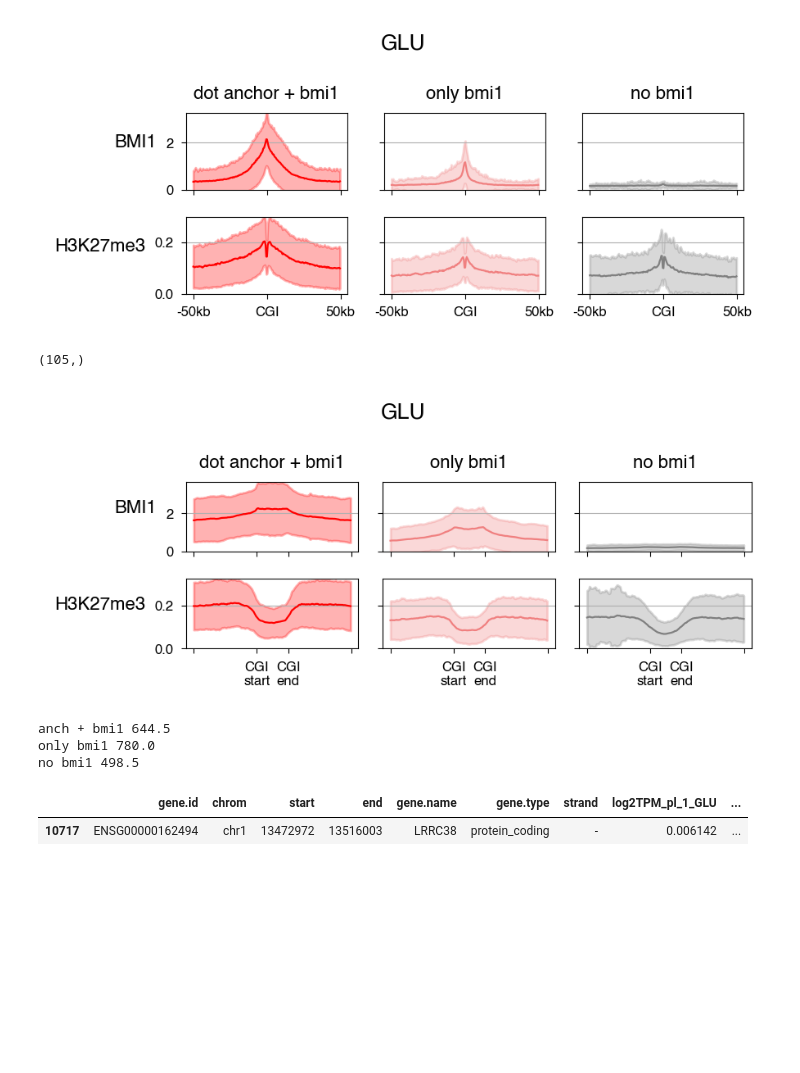
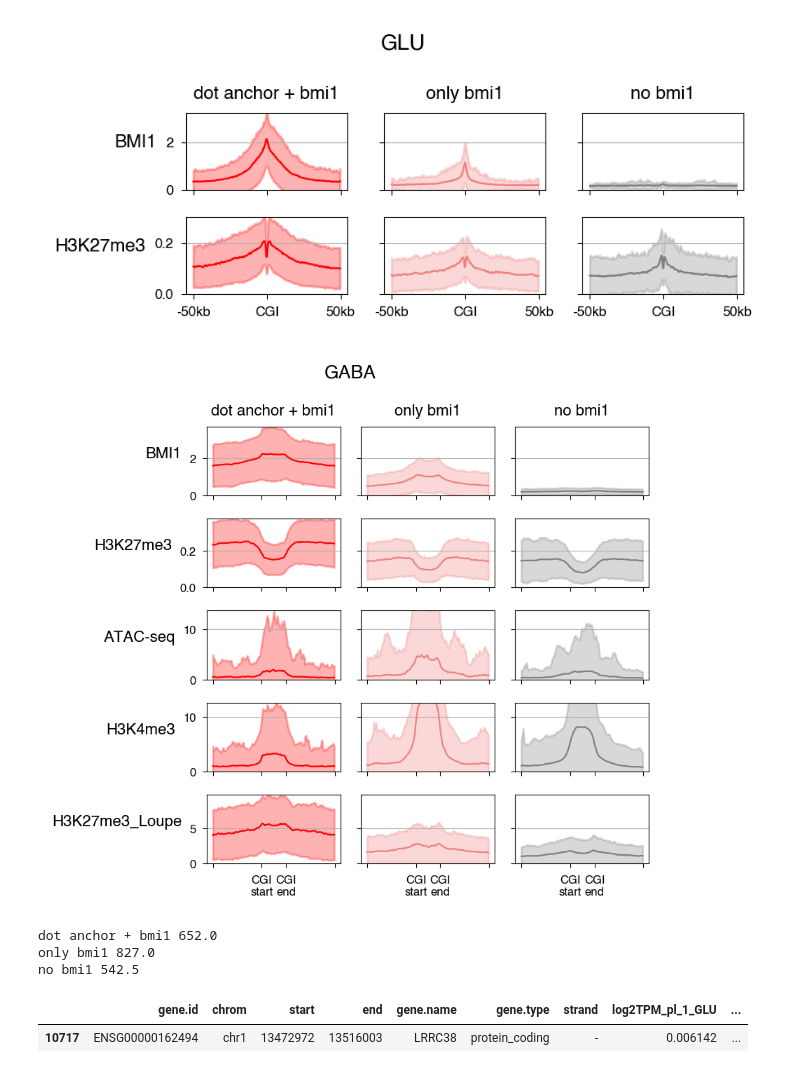
Before and after one commit to i-pletenev/polycomb_in_single_neurons_paper, a Jupyter notebook: code/cgi_motifs.ipynb, the cells around one changed output. Saved outputs shown, nothing was run; the diff lists cells and outputs as text; code cells hidden in the pictures; blank space fills up the shorter version.

```diff
--- a/code/cgi_motifs.ipynb
+++ b/code/cgi_motifs.ipynb
@@ -87,7 +85,7 @@ print(hand_anch.shape)
 # Load CGI
 # cgi_path = "/tank/projects/schizophrenia_2021/data/cpgIslandExt.hg38.flt.bed.gz"
 # cgi = bf.read_table(cgi_path, schema='bed3')
-cgi_path = "CpG_filtered (1).bed.gz"
+cgi_path = "/tank/projects/polycomb/results/2025.04.10/CpG_filtered (1).bed.gz"
 cgi = pd.read_table(cgi_path)
 
 # Drop bad chromosomes
@@ -137,0 +145,17 @@ add_feature(cgi, hand_anch, 'near_anch')
+# %%
+fig, axs = plt.subplots(1, 3, figsize=[3, 2], dpi=200, sharey=True)
+grp_color = ['red', 'lightgrey', 'grey']
+
+me3_grps = {
+    'PcG anchor': cgi.loc[cgi['near_anch']],
+    'Transcribed TSS': cgi.loc[~cgi['near_anch'] & cgi[f'near_expr_{ct}']],
+    'Other': cgi.loc[~cgi['near_anch'] & ~cgi[f'near_expr_{ct}']],
+}
+
+for i, (grp_name, grp_df) in enumerate(me3_grps.items()):
+    ax = axs[i]
+    # sns.boxplot(data=grp_df, y='length', ax=ax, linewidth=0.4,
+    #                showfliers=False, color=grp_color[i])
+    sns.violinplot(data=grp_df, y='length', ax=ax, linewidth=0.4, color=grp_color[i], cut=0, log_scale=[False, 10])
+    ax.set_title(grp_name)
+    ax.set_ylabel('CGI length, bp')
@@ -477,13 +503,9 @@ plt.suptitle(ct)
 plt.tight_layout()
 # %% [output]
 [figure]
-# %%
-s_std.shape
-# %% [output]
-(105,)
 # %%
 # plot relative to CGI
-ct = 'GLU'
+ct = 'GABA'
 # offset, nbins_offset, nbins_cgi = 2_000, 75, 50
 # nbins_tot = 2 * nbins_offset + nbins_cgi
 offset, nbins = 2, 200
@@ -492,7 +514,9 @@ offset_tot = 2 * offset + 1
 prof_paths = {
     "BMI1": "/tank/projects/rina/tian23/new_bmi/new_bmi_result/bwa/merged_library/bigwig/BMI1_NEUN_DLPFC_merged.bigWig",
     "H3K27me3": f"/tank/projects/schizophrenia_2021/data/kozlenkov2018/H3K27me3/bigwig/{ct}.merged.bigWig",
-    # "ATAC-seq": "/media/backup2/PsychEncode/BrainTF/ATAC-seq/1224_1230_DLPFC_NeuN_basename_prefix.pooled.pval.signal.bigwig"
+    "ATAC-seq": "/media/backup2/PsychEncode/BrainTF/ATAC-seq/1224_1230_DLPFC_NeuN_basename_prefix.pooled.pval.signal.bigwig",
+    "H3K4me3": "/media/backup2/PsychEncode/BrainTF/processed/H3K4me3_DLPFC-NEUN_basename_prefix.pooled_x_basename_prefix.pooled.pval.signal.bigwig",
+    "H3K27me3_Loupe": "/media/backup2/PsychEncode/BrainTF/processed/H3K27me3_DLPFC-NeuN_Output_basename_prefix.pooled_x_basename_prefix.pooled.pval.signal.bigwig"
 }
 
 me3_grps = {
@@ -522,41 +546,41 @@ for j, (grp_name, grp_df) in enumerate(me3_grps.items()):
         # s_right = bbi.stackup(path, plot_df['chrom'], plot_df['end'], plot_df['end_reg'],
         #                       bins=nbins_offset)
         # s = np.concatenate([s_left, s_cgi, s_right], axis=1)
         s = bbi.stackup(path, plot_df['chrom'], plot_df['start_reg'], plot_df['end_reg'],
                         bins=nbins)
         s_mean = np.nanmean(s, axis=0)
         s_std = np.nanstd(s, axis=0)
 
         ax = axs[i, j]
         ax.plot(s_mean, linewidth=0.8, c=grp_color[j])
         # ax.fill_between(np.arange(nbins_tot), s_mean-s_std, s_mean+s_std,
         #                 alpha=0.3, color=grp_color[j])
         ax.fill_between(np.arange(nbins), s_mean-s_std, s_mean+s_std,
                         alpha=0.3, color=grp_color[j])
 
         # ax.set_xticks([0, nbins_offset, nbins_offset + nbins_cgi, nbins_tot],
         #               [f"{-offset//1000}kb", 'CGI\nstart', 'CGI\nend', f"{offset//1000}kb"])
         ax.set_xticks([0, nbins / offset_tot * offset, nbins / offset_tot * (offset + 1), nbins],
                       [f"", 'CGI\nstart', 'CGI\nend', f""])
         ax.grid(axis='y', which='both', linewidth=0.4)
 
         if j == 0:
             ax.set_ylim([0, (s_mean+s_std).max()])
             ax.set_ylabel(prof, rotation='horizontal', ha='right')
         if i == 0:
             ax.set_title(grp_name)
 
 plt.suptitle(ct)
 plt.tight_layout()
 # %% [output]
-[figure, old version]
+[figure, new version]
 # %%
 for j, (grp_name, grp_df) in enumerate(me3_grps.items()):
     print(grp_name, grp_df['length'].median())
 # %% [output]
-anch + bmi1 644.5
-only bmi1 780.0
-no bmi1 498.5
+dot anchor + bmi1 652.0
+only bmi1 827.0
+no bmi1 542.5
 # %%
 gene = 'RCC2'
 
```
Also changed, not shown: parts of 29 cells of this notebook, 10 other files.
